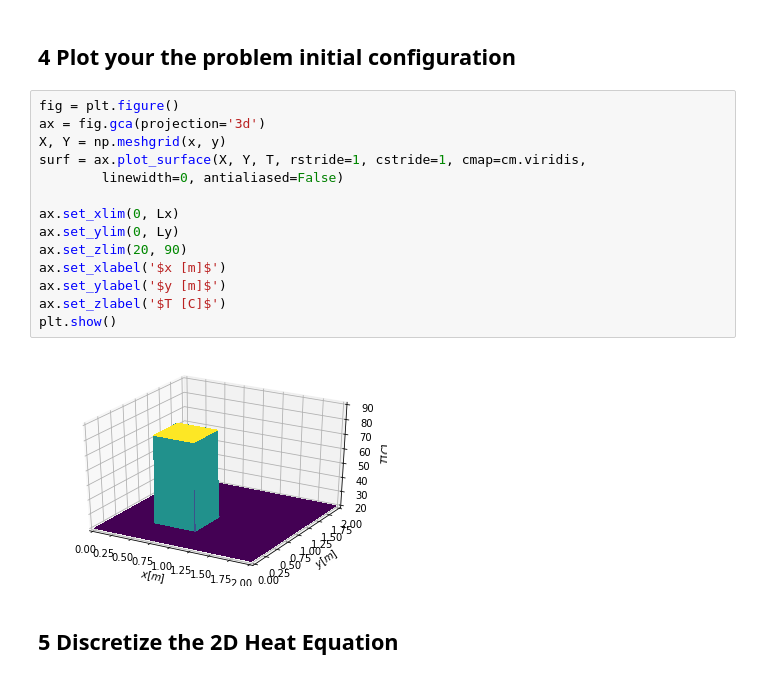
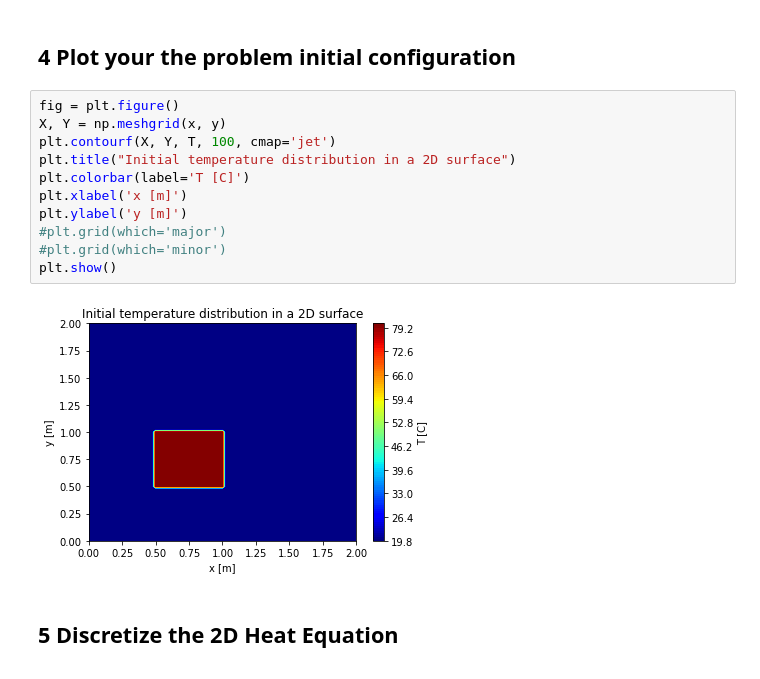
Before and after one commit to dev-gazer/FluidsAcousticsHeat, a Jupyter notebook: 2D Cartesian Heat Diffusion Equation.ipynb, the cells around one changed output. Saved outputs shown, nothing was run; the diff lists cells and outputs as text.

```diff
--- a/2D Cartesian Heat Diffusion Equation.ipynb
+++ b/2D Cartesian Heat Diffusion Equation.ipynb
@@ -45,22 +45,19 @@ Tn = T_0*np.ones((ny, nx)) # Create a copy of that vector
 T[int((Ly/4) / dy):int((Ly/2) / dy + 1),int((Lx/4) / dx):int((Lx/2) / dx + 1)] = T_i
 # %% [markdown]
 ## **4 Plot your the problem initial configuration**
-# %%
-fig = plt.figure()
-ax = fig.gca(projection='3d')
-X, Y = np.meshgrid(x, y)
-surf = ax.plot_surface(X, Y, T, rstride=1, cstride=1, cmap=cm.viridis,
-        linewidth=0, antialiased=False)
-
-ax.set_xlim(0, Lx)
-ax.set_ylim(0, Ly)
-ax.set_zlim(20, 90)
-ax.set_xlabel('$x [m]$')
-ax.set_ylabel('$y [m]$')
-ax.set_zlabel('$T [C]$')
-plt.show()
-# %% [output]
-[figure, removed]
+# %%
+fig = plt.figure()
+X, Y = np.meshgrid(x, y)
+plt.contourf(X, Y, T, 100, cmap='jet')
+plt.title("Initial temperature distribution in a 2D surface")
+plt.colorbar(label='T [C]')
+plt.xlabel('x [m]')
+plt.ylabel('y [m]')
+#plt.grid(which='major')
+#plt.grid(which='minor')
+plt.show()
+# %% [output]
+[figure, added]
 # %% [markdown]
 ## **5 Discretize the 2D Heat Equation**
 # %%
```
Also changed, not shown: parts of 6 cells of this notebook.
